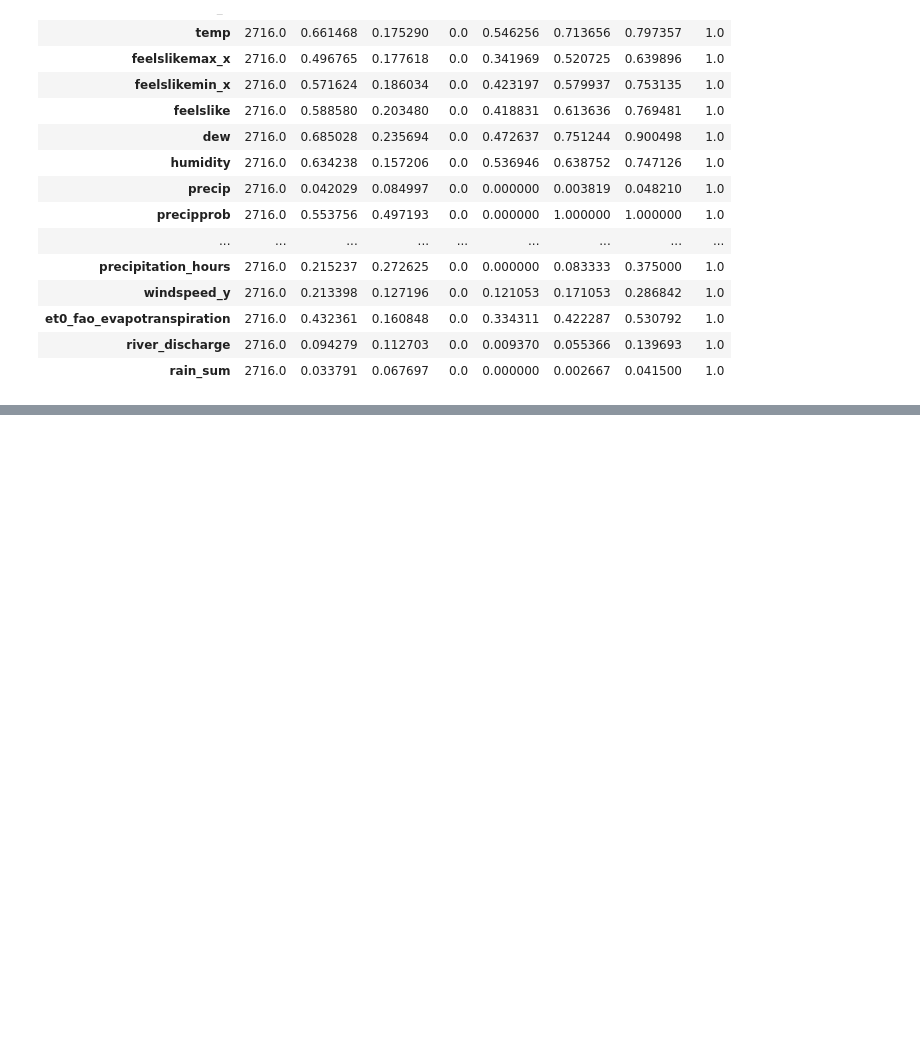
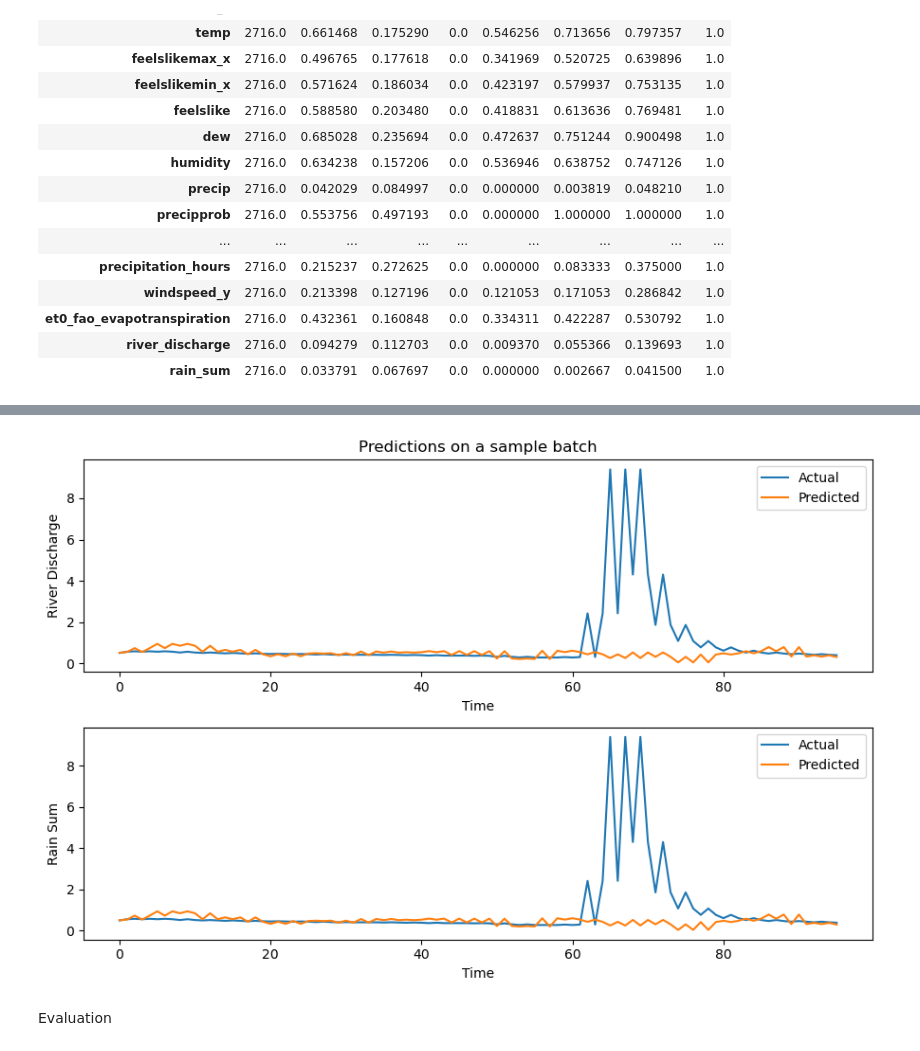
Before and after one commit to vijaymamilla/timeseries-bl, a Jupyter notebook: dhaka.ipynb, the cells around one changed output, grey strips where cells are left out. Cells and saved outputs as stored; diff of their text form; code cells hidden in the pictures; blank space fills up the shorter version.

```diff
--- a/dhaka.ipynb
+++ b/dhaka.ipynb
@@ -155,15 +167,15 @@ train_df.shape, val_df.shape, test_df.shape
 # %% [output]
 ((2716, 26), (776, 26), (389, 26))
 # %%
-river_dis_max_train = np.max(train_df['river_discharge'])
-river_dis_min_train = np.min(train_df['river_discharge'])
-river_dis_max_test = np.max(test_df['river_discharge'])
-river_dis_min_test = np.min(test_df['river_discharge'])
+RD_max_train = np.max(train_df['river_discharge'])
+RD_min_train = np.min(train_df['river_discharge'])
+RD_max_test = np.max(test_df['river_discharge'])
+RD_min_test = np.min(test_df['river_discharge'])
 
-rain_max_train = np.max(train_df['rain_sum'])
-rain_min_train = np.min(train_df['rain_sum'])
-rain_max_test = np.max(test_df['rain_sum'])
-rain_min_test = np.min(test_df['rain_sum'])
+R_max_train = np.max(train_df['rain_sum'])
+R_min_train = np.min(train_df['rain_sum'])
+R_max_test = np.max(test_df['rain_sum'])
+R_min_test = np.min(test_df['rain_sum'])
 # %%
 print(river_dis_max_train,river_dis_min_train,river_dis_max_test,river_dis_min_test)
 
@@ -219,0 +386,6 @@ test_df.to_csv('data/test.csv', header=True, index=False)
+# %%
+plot_predictions(mo_dnn, mo_sample_batch, 'multi_output')
+# %% [output]
+[figure, added]
+# %% [markdown]
+Evaluation
```
Also changed, not shown: parts of 17 cells of this notebook, 3 other files.
